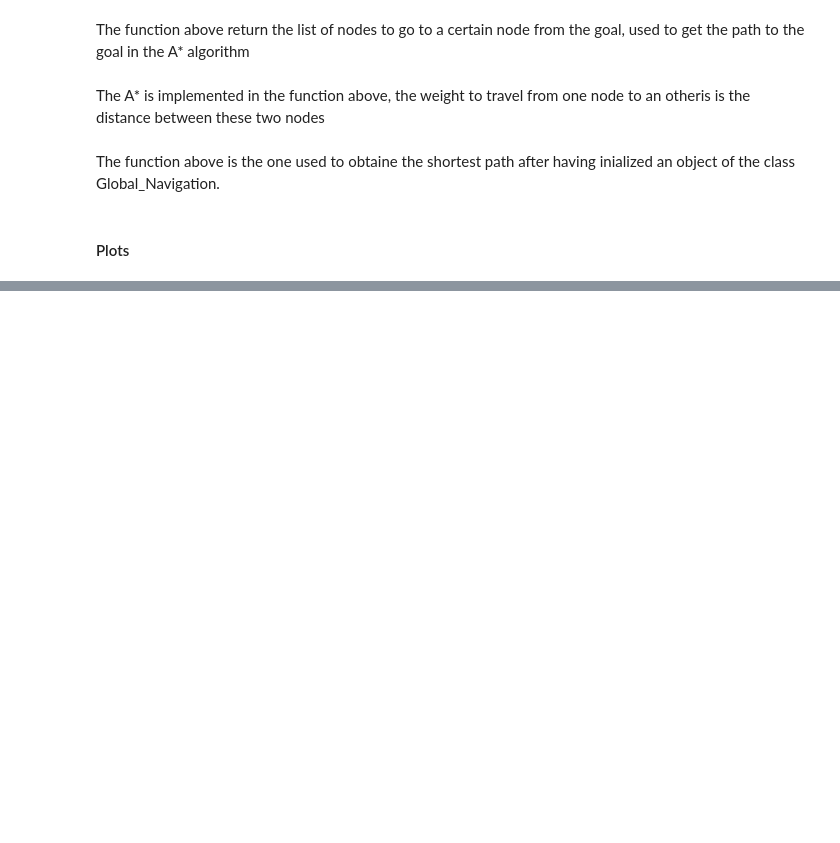
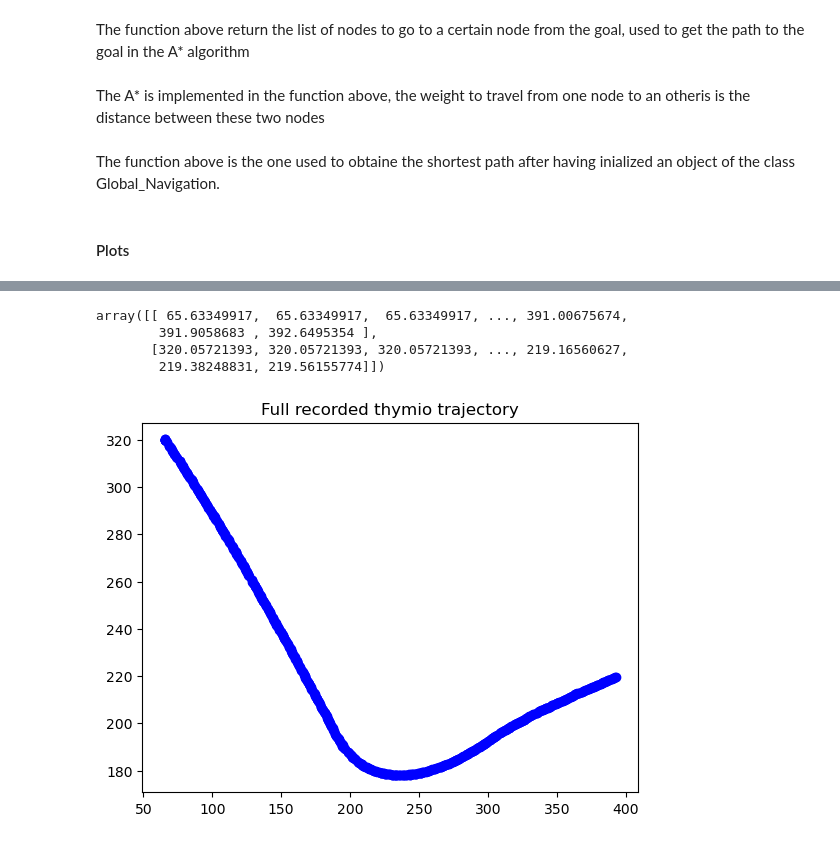
Before and after one commit to RobinJunod/Project_thymio, a Jupyter notebook: main.ipynb, the cells around one changed output, grey strips where cells are left out. Cells and saved outputs as stored; diff of their text form; code cells hidden in the pictures; blank space fills up the shorter version.

```diff
--- a/main.ipynb
+++ b/main.ipynb
@@ -463,0 +511,21 @@ AttributeError: 'list' object has no attribute 'get_label'
+# %%
+# Here we present the estimated postition of the thymio before and after the filtering. For this we have recorded the estimeted postiton of the thymio.
+import json
+with open('img_presentation/ODOMETRY.txt', 'r') as f:
+    LIST_ODO = json.loads(f.read())
+
+import numpy as np
+thymio_traj_points=np.array([np.array(x[0:2]) for x in LIST_ODO])
+thymio_traj_points = np.transpose(thymio_traj_points)
+thymio_traj_points
+# %% [output]
+array([[ 65.63349917,  65.63349917,  65.63349917, ..., 391.00675674,
+        391.9058683 , 392.6495354 ],
+       [320.05721393, 320.05721393, 320.05721393, ..., 219.16560627,
+        219.38248831, 219.56155774]])
+# %%
+plt.title('Full recorded thymio trajectory')
+plt.scatter(thymio_traj_points[0],thymio_traj_points[1], color='blue')
+plt.show()
+# %% [output]
+[figure, added]
```
Also changed, not shown: parts of 9 cells of this notebook, 11 other files.
